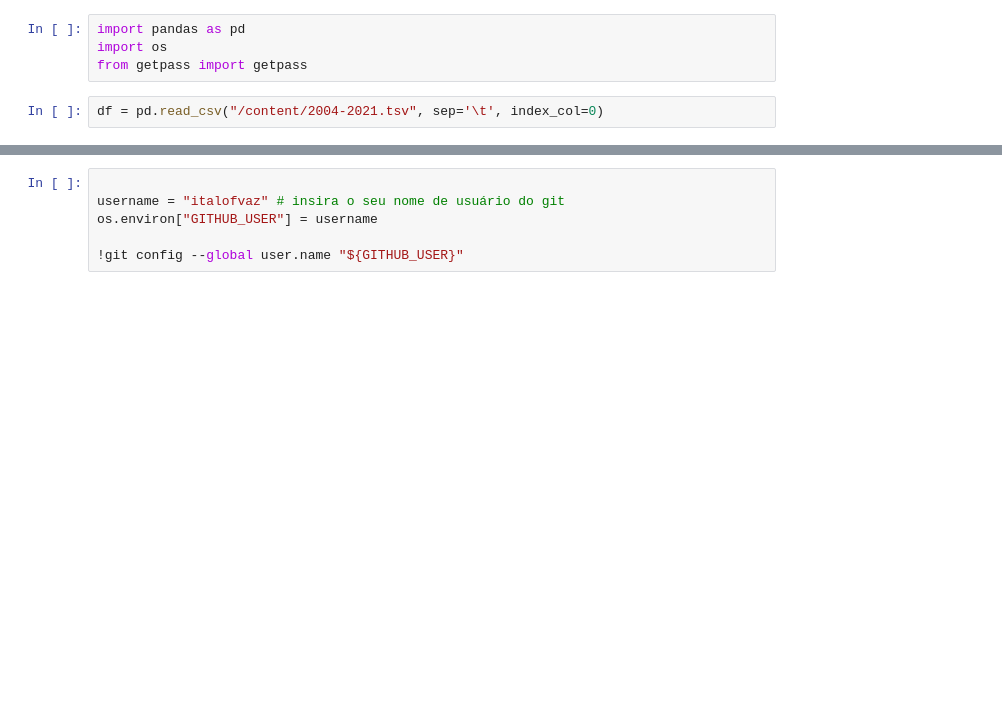
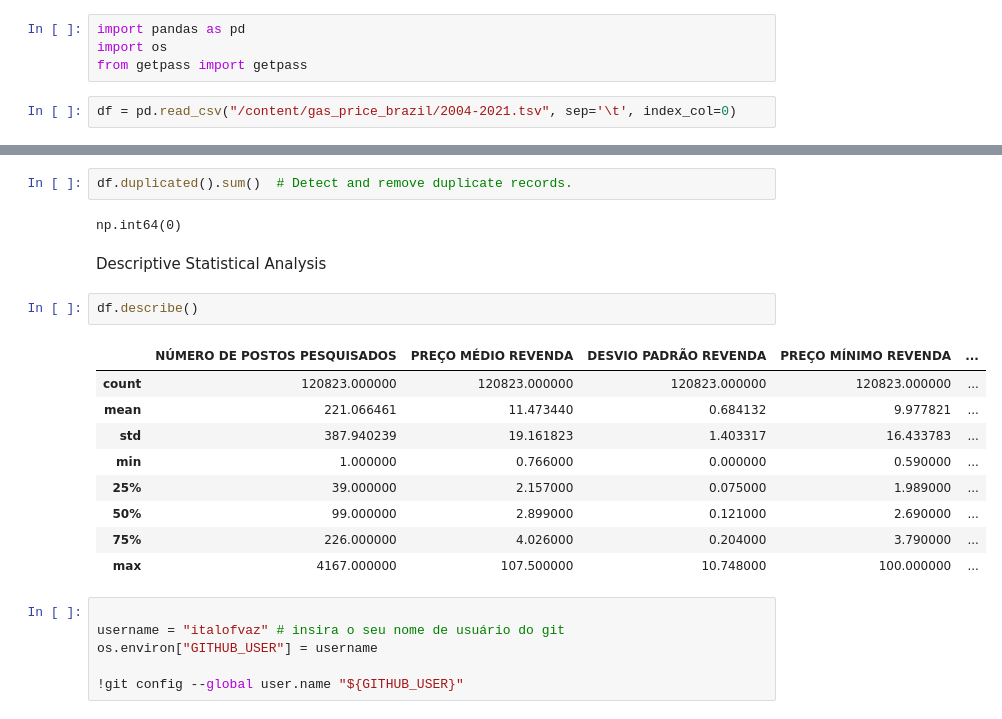
Before and after one commit to italofvaz/gas_price_brazil, a Jupyter notebook: eda_gas_price_brazil.ipynb, the cells around one changed output, grey strips where cells are left out. Cells and saved outputs as stored; diff of their text form; blank space fills up the shorter version.

```diff
--- a/eda_gas_price_brazil.ipynb
+++ b/eda_gas_price_brazil.ipynb
@@ -3,7 +3,7 @@ import pandas as pd
 import os
 from getpass import getpass
 # %%
-df = pd.read_csv("/content/2004-2021.tsv", sep='\t', index_col=0)
+df = pd.read_csv("/content/gas_price_brazil/2004-2021.tsv", sep='\t', index_col=0)
 # %%
 df.head()
 # %% [output]
@@ -17,3 +65,21 @@ df.head()
+# %%
+df.duplicated().sum()  # Detect and remove duplicate records.
+# %% [output]
+np.int64(0)
+# %% [markdown]
+Descriptive Statistical Analysis
+# %%
+df.describe()
+# %% [output]
+|  | NÚMERO DE POSTOS PESQUISADOS | PREÇO MÉDIO REVENDA | DESVIO PADRÃO REVENDA | PREÇO MÍNIMO REVENDA | ... |
+| count | 120823.000000 | 120823.000000 | 120823.000000 | 120823.000000 | ... |
+| mean | 221.066461 | 11.473440 | 0.684132 | 9.977821 | ... |
+| std | 387.940239 | 19.161823 | 1.403317 | 16.433783 | ... |
+| min | 1.000000 | 0.766000 | 0.000000 | 0.590000 | ... |
+| 25% | 39.000000 | 2.157000 | 0.075000 | 1.989000 | ... |
+| 50% | 99.000000 | 2.899000 | 0.121000 | 2.690000 | ... |
+| 75% | 226.000000 | 4.026000 | 0.204000 | 3.790000 | ... |
+| max | 4167.000000 | 107.500000 | 10.748000 | 100.000000 | ... |
 # %%
 
 username = "italofvaz" # insira o seu nome de usuário do git
```
Also changed, not shown: parts of 6 cells of this notebook.
